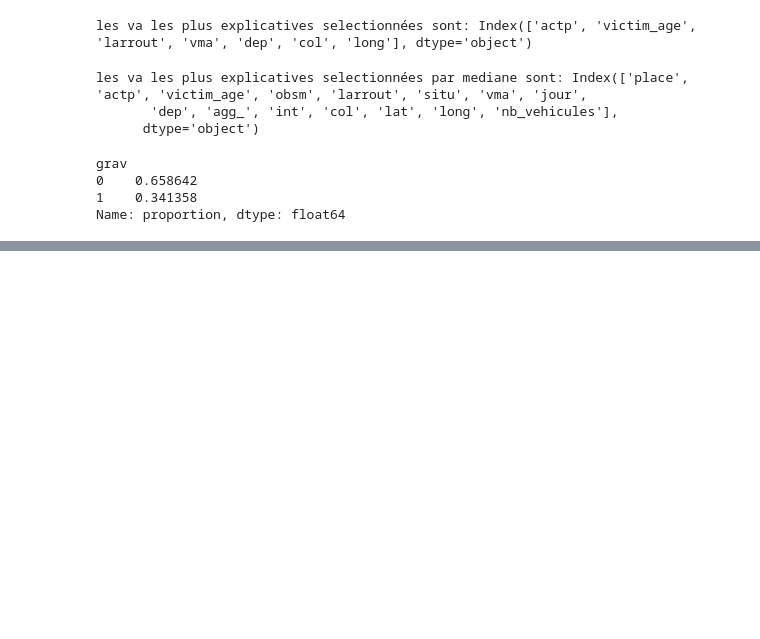
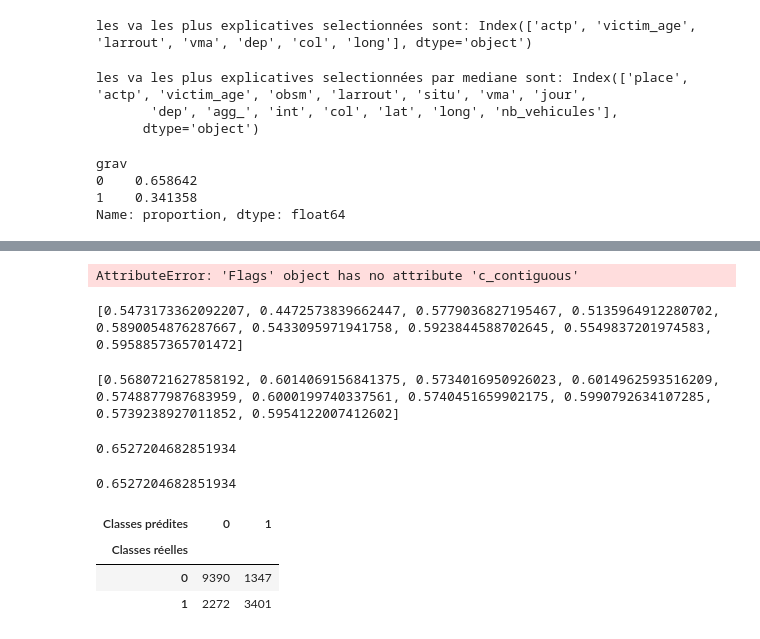
Before and after one commit to DataScientest-Studio/Template_MLOps_accidents, a Jupyter notebook: notebooks/1.0-ldj-initial-data-exploration.ipynb, the cells around one changed output, grey strips where cells are left out. Saved outputs shown, nothing was run; the diff lists cells and outputs as text; code cells hidden in the pictures; blank space fills up the shorter version.

```diff
--- a/notebooks/1.0-ldj-initial-data-exploration.ipynb
+++ b/notebooks/1.0-ldj-initial-data-exploration.ipynb
@@ -572,0 +767,72 @@ print("F1-score:", f1_score_value)
+# %%
+knn = neighbors.KNeighborsClassifier(n_neighbors = 7, metric = 'minkowski')
+
+knn.fit(X_train, y_train)
+y_pred = knn.predict(X_test)
+
+pd.crosstab(y_test, y_pred, rownames=['Classe réelle'], colnames=['Classe prédite'])
+# %% [output]
+AttributeError: 'Flags' object has no attribute 'c_contiguous'
+# %%
+score_minko = []
+score_man = []
+score_cheb = []
+
+for i in range(1, 10):
+    knn_mink = neighbors.KNeighborsClassifier(n_neighbors = i, metric = 'minkowski').fit(X_train.values, y_train.values)
+    knn_man = neighbors.KNeighborsClassifier(n_neighbors = i, metric = 'manhattan').fit(X_train.values, y_train.values)
+    knn_cheb = neighbors.KNeighborsClassifier(n_neighbors = i, metric = 'chebyshev').fit(X_train.values, y_train.values)
+    y_pred_mink = knn_mink.predict(X_test.values)
+    y_pred_man = knn_man.predict(X_test.values)
+    y_pred_cheb = knn_cheb.predict(X_test.values)
+    score_minko.append(f1_score(y_test, y_pred_mink))
+    score_man.append(f1_score(y_test, y_pred_man))
+    score_cheb.append(f1_score(y_test, y_pred_cheb))
+
+print(score_minko)
+# %% [output]
+[0.5473173362092207, 0.4472573839662447, 0.5779036827195467, 0.5135964912280702, 0.5890054876287667, 0.5433095971941758, 0.5923844588702645, 0.5549837201974583, 0.5958857365701472]
+# %%
+score_minko = []
+score_man = []
+score_cheb = []
+
+for i in range(10, 20):
+    knn_man = neighbors.KNeighborsClassifier(n_neighbors = i, metric = 'manhattan').fit(X_train.values, y_train.values)
+
+    y_pred_man = knn_man.predict(X_test.values)
+
+    score_man.append(f1_score(y_test, y_pred_man))
+
+
+print(score_man)
+# %% [output]
+[0.5680721627858192, 0.6014069156841375, 0.5734016950926023, 0.6014962593516209, 0.5748877987683959, 0.6000199740337561, 0.5740451659902175, 0.5990792634107285, 0.5739238927011852, 0.5954122007412602]
+# %%
+clf = ensemble.RandomForestClassifier(n_jobs=-1, random_state=321)
+clf.fit(X_train, y_train)
+y_pred_rf = clf.predict(X_test)
+print(f1_score(y_test, y_pred_rf))
+# %% [output]
+0.6527204682851934
+# %%
+df = pd.read_csv('C:/Users/lenov/Documents/Template_MLOps_accidents/data/preprocessed/preprocessed.csv')
+
+target = df['grav']
+feats = df.drop(['grav'], axis = 1)
+
+X_train, X_test, y_train, y_test = train_test_split(feats, target, test_size=0.3, random_state = 42)
+
+clf = ensemble.RandomForestClassifier(n_jobs=-1, random_state=321)
+clf.fit(X_train, y_train)
+predictions = clf.predict(X_test)
+print(f1_score(y_test, predictions))
+# %% [output]
+0.6527204682851934
+# %%
+pd.crosstab(y_test, predictions, rownames=['Classes réelles'], colnames=['Classes prédites'])
+# %% [output]
+| Classes prédites | 0 | 1 |
+| Classes réelles |  |  |
+| 0 | 9390 | 1347 |
+| 1 | 2272 | 3401 |
```
Also changed, not shown: parts of 30 cells of this notebook, 1 other file.
